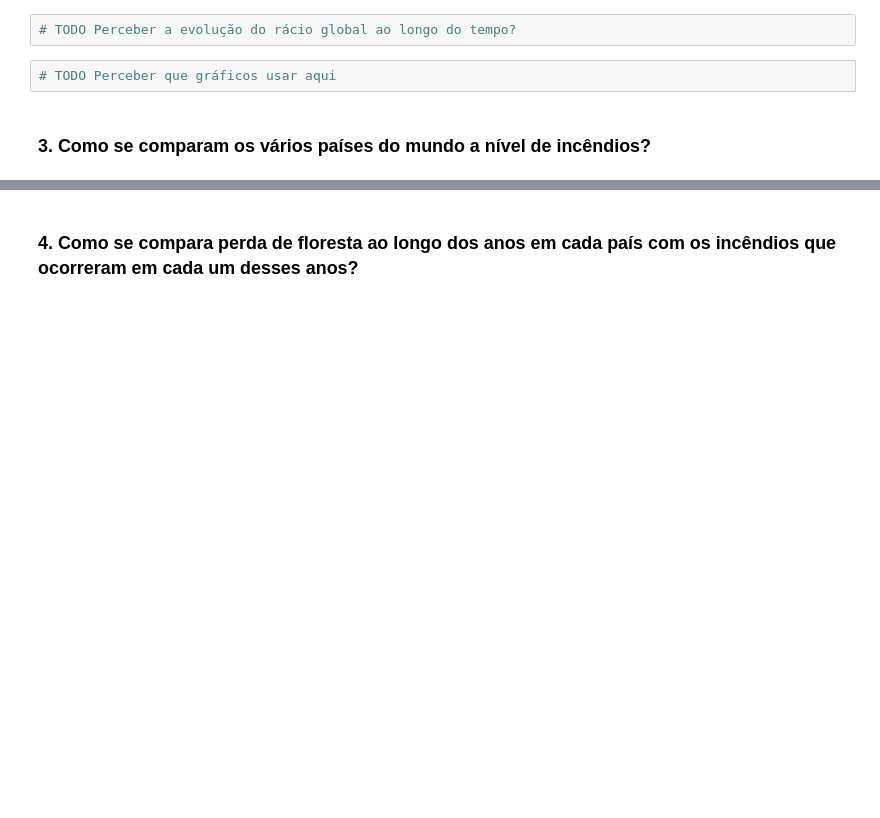
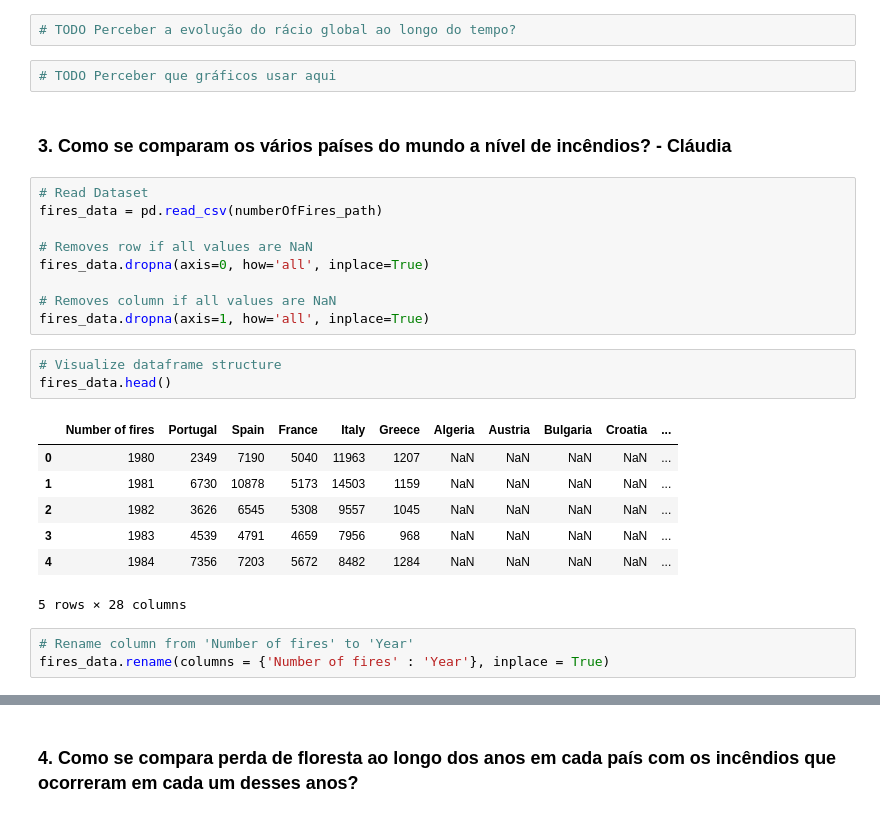
Before and after one commit to BeaMadeira/SGD-Projeto-2, a Jupyter notebook: python/sgd_project_2.ipynb, the cells around one changed output, grey strips where cells are left out. Saved outputs shown, nothing was run; the diff lists cells and outputs as text; blank space fills up the shorter version.

Commit message:
Load eudb-nf.csv to dataframe. Drop NaNs. Unpivot dataframe from wide to long format.

```diff
--- a/python/sgd_project_2.ipynb
+++ b/python/sgd_project_2.ipynb
@@ -407,4 +407,27 @@ HBox(children=(VBox(children=(Checkbox(value=False, description='Aruba', indent=
 # %%
 # TODO Perceber que gráficos usar aqui
 # %% [markdown]
-### 3. Como se comparam os vários países do mundo a nível de incêndios?
+### 3. Como se comparam os vários países do mundo a nível de incêndios? - Cláudia
+# %%
+# Read Dataset
+fires_data = pd.read_csv(numberOfFires_path)
+
+# Removes row if all values are NaN
+fires_data.dropna(axis=0, how='all', inplace=True)
+
+# Removes column if all values are NaN
+fires_data.dropna(axis=1, how='all', inplace=True)
+# %%
+# Visualize dataframe structure
+fires_data.head()
+# %% [output]
+|  | Number of fires | Portugal | Spain | France | Italy | Greece | Algeria | Austria | Bulgaria | Croatia | ... |
+| 0 | 1980 | 2349 | 7190 | 5040 | 11963 | 1207 | NaN | NaN | NaN | NaN | ... |
+| 1 | 1981 | 6730 | 10878 | 5173 | 14503 | 1159 | NaN | NaN | NaN | NaN | ... |
+| 2 | 1982 | 3626 | 6545 | 5308 | 9557 | 1045 | NaN | NaN | NaN | NaN | ... |
+| 3 | 1983 | 4539 | 4791 | 4659 | 7956 | 968 | NaN | NaN | NaN | NaN | ... |
+| 4 | 1984 | 7356 | 7203 | 5672 | 8482 | 1284 | NaN | NaN | NaN | NaN | ... |
+5 rows × 28 columns
+# %%
+# Rename column from 'Number of fires' to 'Year'
+fires_data.rename(columns = {'Number of fires' : 'Year'}, inplace = True)
```
Also changed, not shown: parts of 7 cells of this notebook.
